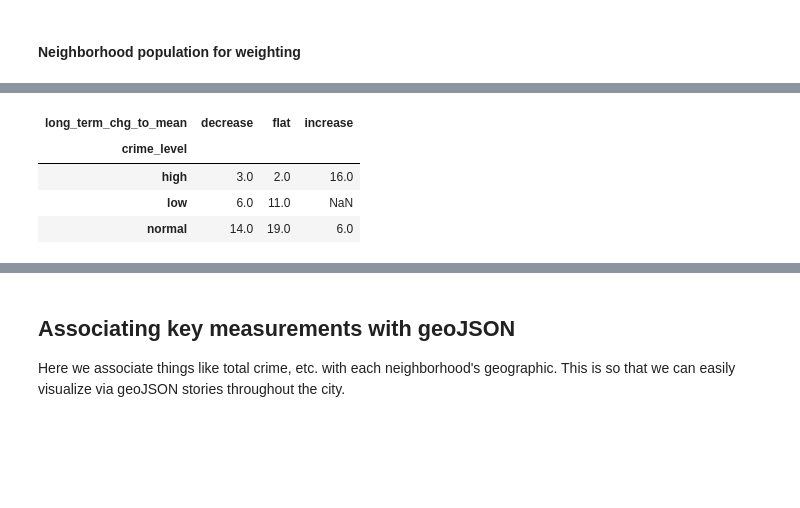
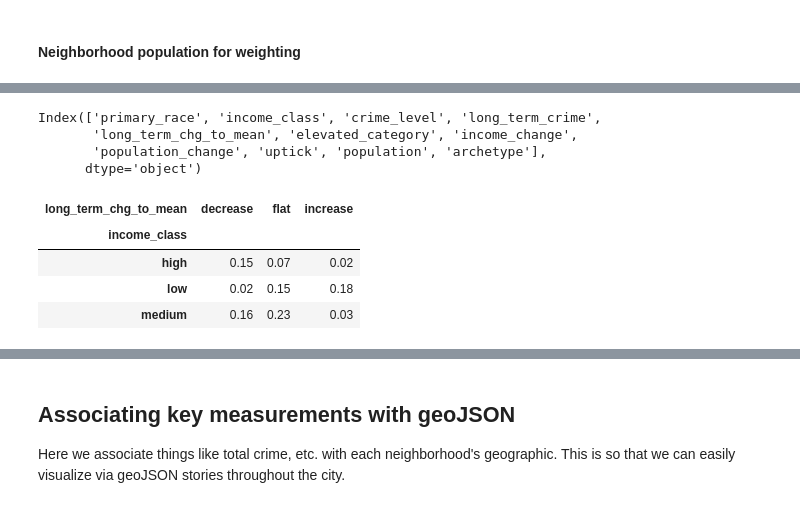
Before and after one commit to wakkadojo/chicago_crime, a Jupyter notebook: City_Proflie.ipynb, the cells around one changed output, grey strips where cells are left out. Saved outputs shown, nothing was run; the diff lists cells and outputs as text; code cells hidden in the pictures; blank space fills up the shorter version.

```diff
--- a/City_Proflie.ipynb
+++ b/City_Proflie.ipynb
@@ -1237,14 +1196,3 @@ neighborhood_map_features = pd.concat([
     neighb_uptick,
     neighb_pop_feature_weight
 ], axis = 1)
-# %%
-neighborhood_map_features\
-    .pivot_table(index = 'crime_level', columns = 'long_term_chg_to_mean', aggfunc = 'count')\
-    ['elevated_category']
-    #.loc[['low', 'high']]['elevated_category']
-# %% [output]
-| long_term_chg_to_mean | decrease | flat | increase |
-| crime_level |  |  |  |
-| high | 3.0 | 2.0 | 16.0 |
-| low | 6.0 | 11.0 | NaN |
-| normal | 14.0 | 19.0 | 6.0 |
@@ -1250,0 +1227,17 @@ neighborhood_map_features\
+# %%
+neighborhood_map_features.columns
+# %% [output]
+Index(['primary_race', 'income_class', 'crime_level', 'long_term_crime',
+       'long_term_chg_to_mean', 'elevated_category', 'income_change',
+       'population_change', 'uptick', 'population', 'archetype'],
+      dtype='object')
+# %%
+(neighborhood_map_features\
+    .pivot_table(index = 'income_class', columns = 'long_term_chg_to_mean', aggfunc = 'sum')\
+    ['population'] / city_population['population'].iloc[-1]).round(2)
+# %% [output]
+| long_term_chg_to_mean | decrease | flat | increase |
+| income_class |  |  |  |
+| high | 0.15 | 0.07 | 0.02 |
+| low | 0.02 | 0.15 | 0.18 |
+| medium | 0.16 | 0.23 | 0.03 |
```
Also changed, not shown: parts of 31 cells of this notebook, 4 other files.
